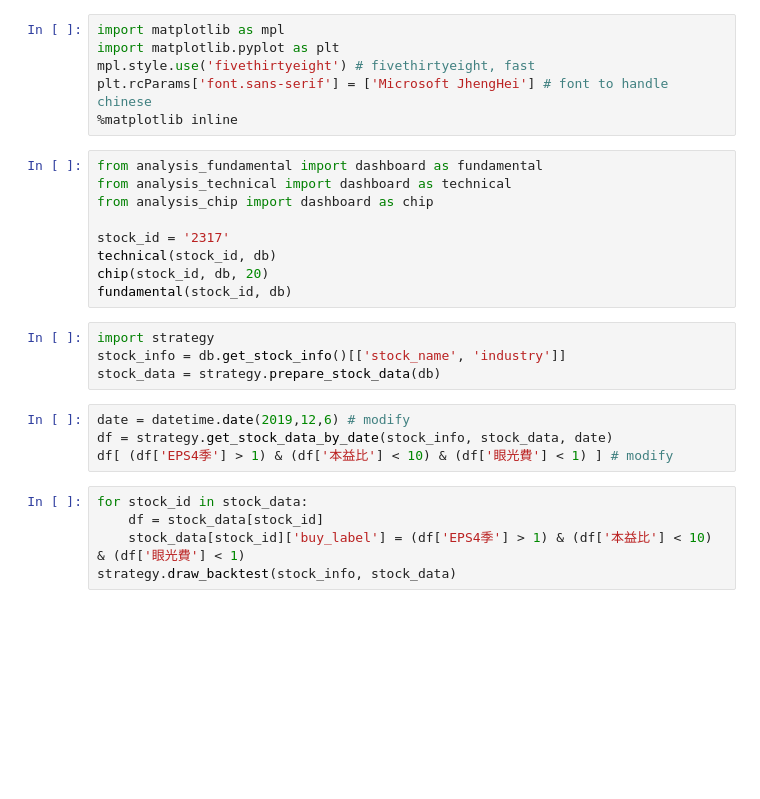
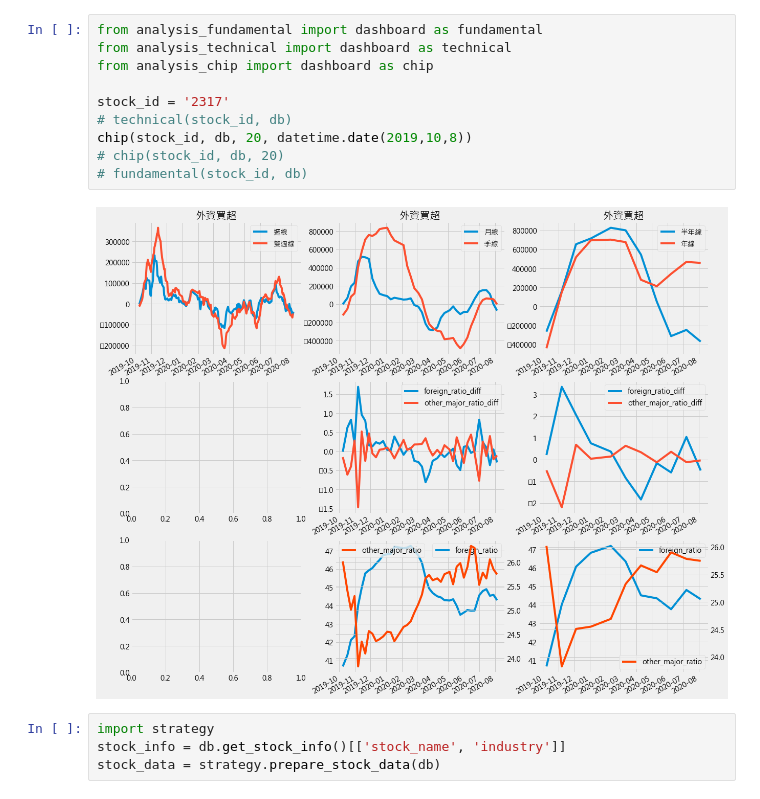
Before and after one commit to hmy33/3ylab, a Jupyter notebook: run_main.ipynb, the cells around one changed output. Cells and saved outputs as stored; diff of their text form; blank space fills up the shorter version.

```diff
--- a/run_main.ipynb
+++ b/run_main.ipynb
@@ -22,28 +42,16 @@ from_date = datetime.date(2019,12,9)
-# %%
-import matplotlib as mpl
-import matplotlib.pyplot as plt
-mpl.style.use('fivethirtyeight') # fivethirtyeight, fast
-plt.rcParams['font.sans-serif'] = ['Microsoft JhengHei'] # font to handle chinese
-%matplotlib inline
 # %%
 from analysis_fundamental import dashboard as fundamental
 from analysis_technical import dashboard as technical
 from analysis_chip import dashboard as chip
 
 stock_id = '2317'
-technical(stock_id, db)
-chip(stock_id, db, 20)
-fundamental(stock_id, db)
+# technical(stock_id, db)
+chip(stock_id, db, 20, datetime.date(2019,10,8))
+# chip(stock_id, db, 20)
+# fundamental(stock_id, db)
+# %% [output]
+[figure, added]
 # %%
 import strategy
 stock_info = db.get_stock_info()[['stock_name', 'industry']]
 stock_data = strategy.prepare_stock_data(db)
-# %%
-date = datetime.date(2019,12,6) # modify
-df = strategy.get_stock_data_by_date(stock_info, stock_data, date)
-df[ (df['EPS4季'] > 1) & (df['本益比'] < 10) & (df['眼光費'] < 1) ] # modify
-# %%
-for stock_id in stock_data:
-    df = stock_data[stock_id]
-    stock_data[stock_id]['buy_label'] = (df['EPS4季'] > 1) & (df['本益比'] < 10) & (df['眼光費'] < 1)
-strategy.draw_backtest(stock_info, stock_data)
```
Also changed, not shown: parts of 4 cells of this notebook, 3 other files.
